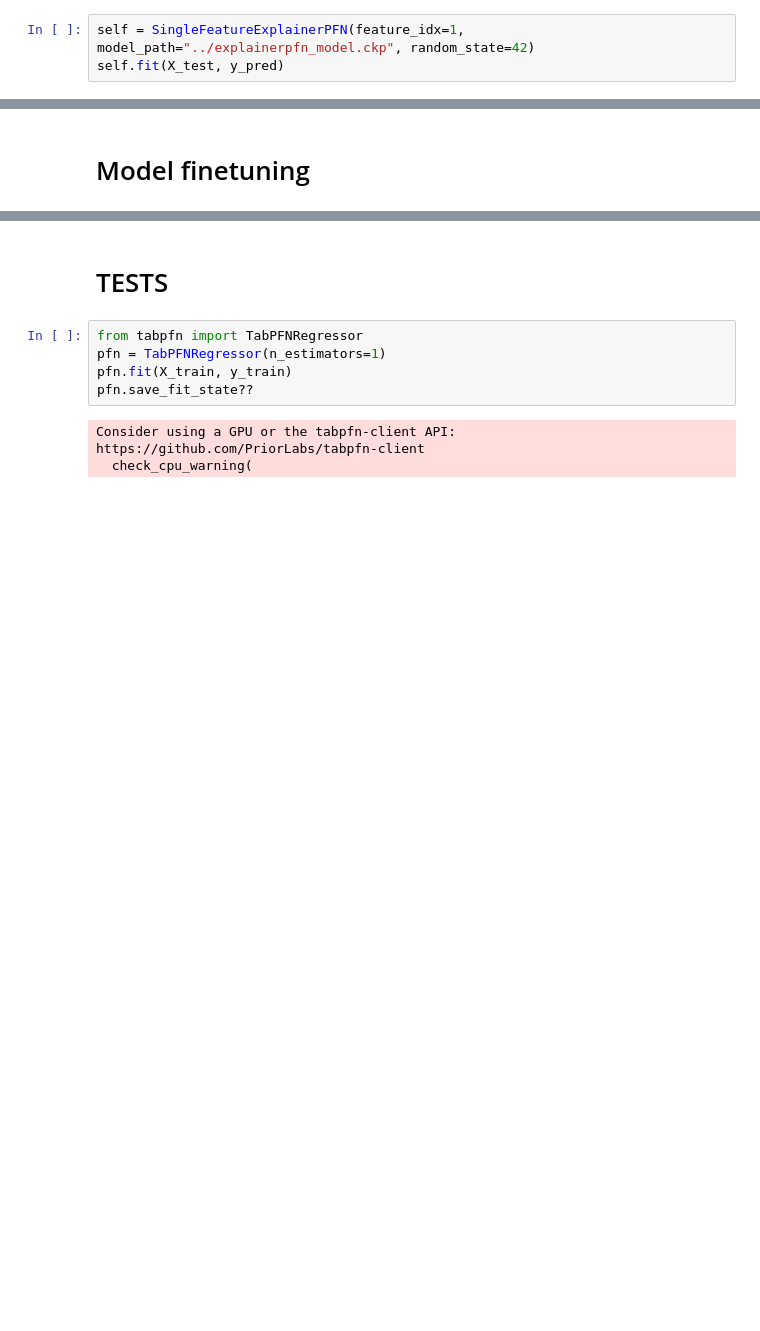
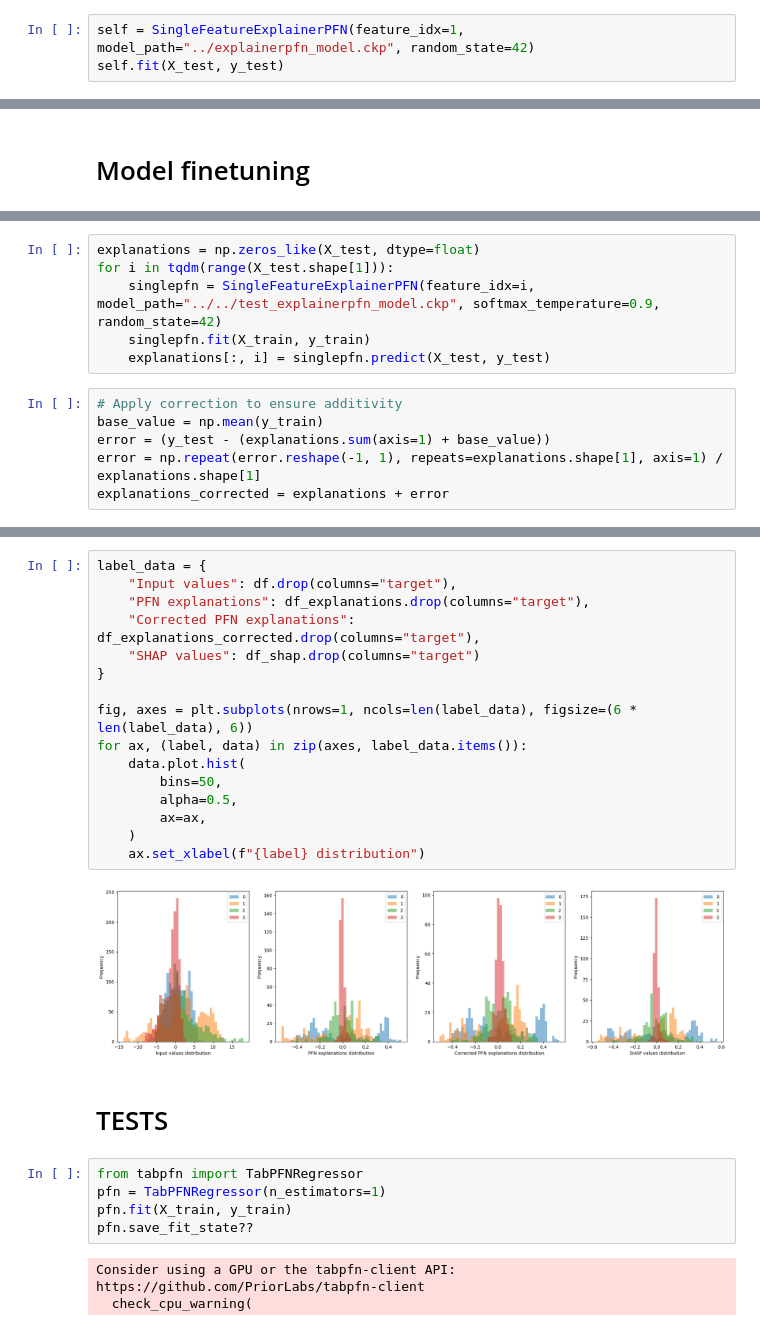
Before and after one commit to joaopfonseca/ExplainerPFN, a Jupyter notebook: notebooks/3-explainerpfn_tests.ipynb, the cells around one changed output, grey strips where cells are left out. Saved outputs shown, nothing was run; the diff lists cells and outputs as text; blank space fills up the shorter version.

```diff
--- a/notebooks/3-explainerpfn_tests.ipynb
+++ b/notebooks/3-explainerpfn_tests.ipynb
@@ -151,5 +165,5 @@ self.save_foundation_model(save_path)
 <explainerpfn.base.SingleFeatureExplainerPFN at 0x...>
 # %%
 self = SingleFeatureExplainerPFN(feature_idx=1, model_path="../explainerpfn_model.ckp", random_state=42)
-self.fit(X_test, y_pred)
+self.fit(X_test, y_test)
 # %% [output]
@@ -162,0 +307,12 @@ Model loaded successfully. ../explainerpfn_model.ckp
+# %%
+explanations = np.zeros_like(X_test, dtype=float)
+for i in tqdm(range(X_test.shape[1])):
+    singlepfn = SingleFeatureExplainerPFN(feature_idx=i, model_path="../../test_explainerpfn_model.ckp", softmax_temperature=0.9, random_state=42)
+    singlepfn.fit(X_train, y_train)
+    explanations[:, i] = singlepfn.predict(X_test, y_test)
+# %%
+# Apply correction to ensure additivity
+base_value = np.mean(y_train)
+error = (y_test - (explanations.sum(axis=1) + base_value))
+error = np.repeat(error.reshape(-1, 1), repeats=explanations.shape[1], axis=1) / explanations.shape[1]
+explanations_corrected = explanations + error
@@ -163,3 +364,21 @@ Model loaded successfully. ../explainerpfn_model.ckp
+# %%
+label_data = {
+    "Input values": df.drop(columns="target"),
+    "PFN explanations": df_explanations.drop(columns="target"),
+    "Corrected PFN explanations": df_explanations_corrected.drop(columns="target"),
+    "SHAP values": df_shap.drop(columns="target")
+}
+
+fig, axes = plt.subplots(nrows=1, ncols=len(label_data), figsize=(6 * len(label_data), 6))
+for ax, (label, data) in zip(axes, label_data.items()):
+    data.plot.hist(
+        bins=50,
+        alpha=0.5,
+        ax=ax,
+    )
+    ax.set_xlabel(f"{label} distribution")
+# %% [output]
+[figure, added]
 # %% [markdown]
 # TESTS
 # %%
```
Also changed, not shown: parts of 14 cells of this notebook.
